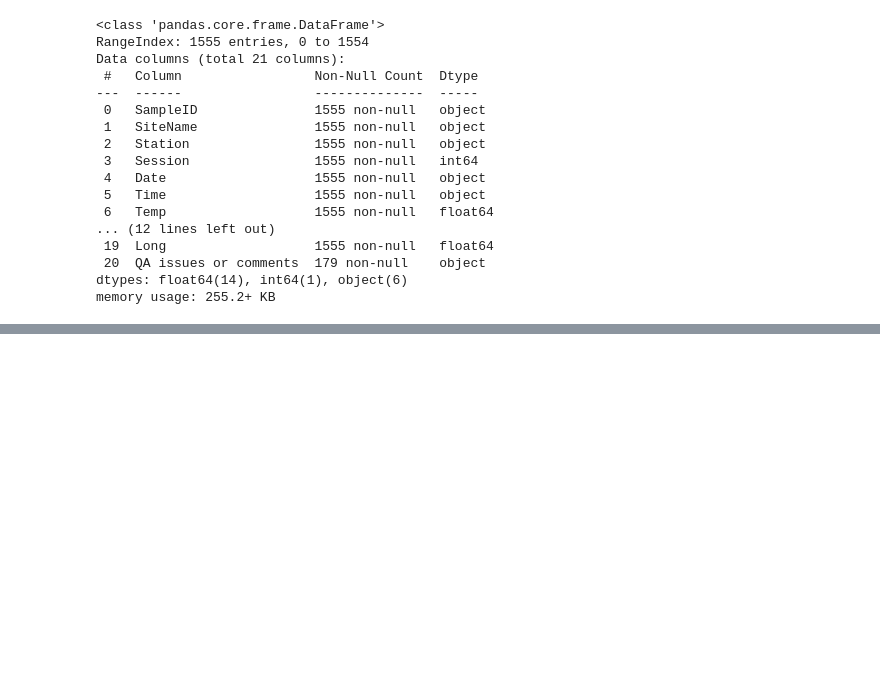
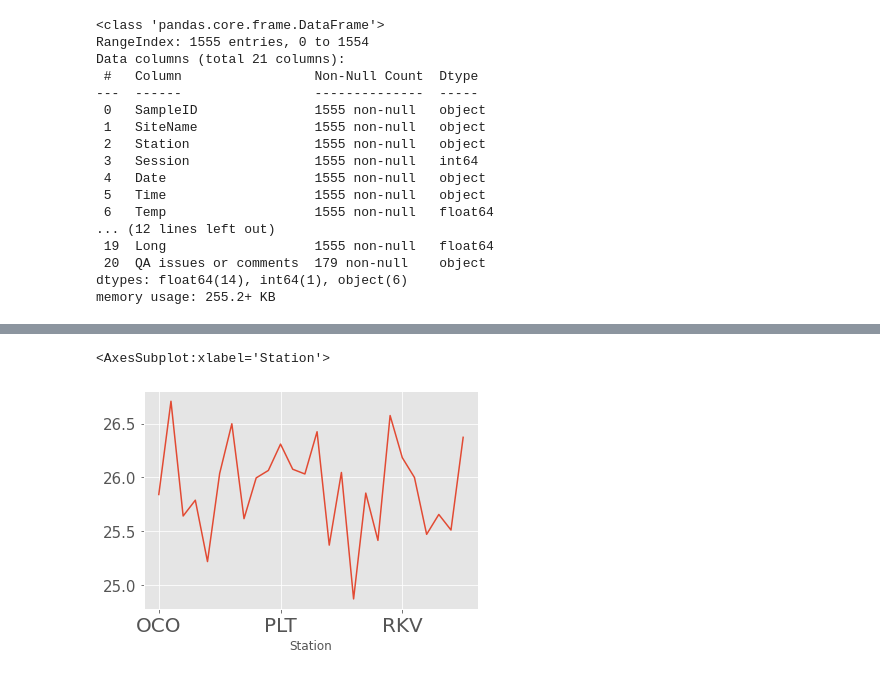
Before and after one commit to benkarlsberg/Maui-Water-Quality-Analysis, a Jupyter notebook: EDA.ipynb, the cells around one changed output, grey strips where cells are left out. Saved outputs shown, nothing was run; the diff lists cells and outputs as text; code cells hidden in the pictures; blank space fills up the shorter version.

```diff
--- a/EDA.ipynb
+++ b/EDA.ipynb
@@ -62,0 +103,5 @@ memory usage: 255.2+ KB
+# %%
+westMaui.groupby('Station')['Temp'].mean().plot()
+# %% [output]
+<AxesSubplot:xlabel='Station'>
+[figure, added]
```
Also changed, not shown: parts of 5 cells of this notebook.
